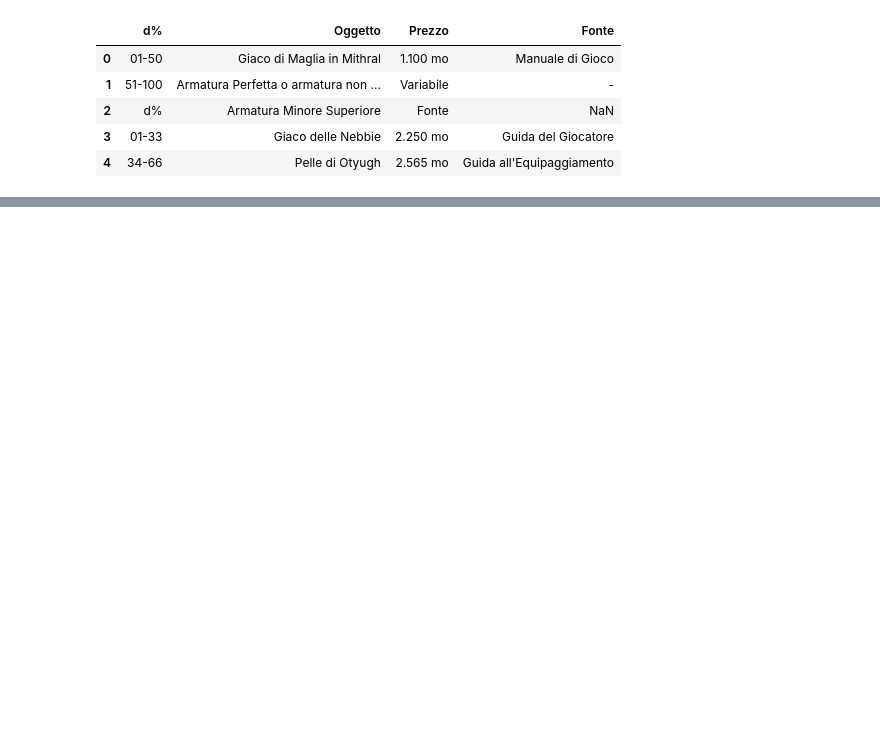
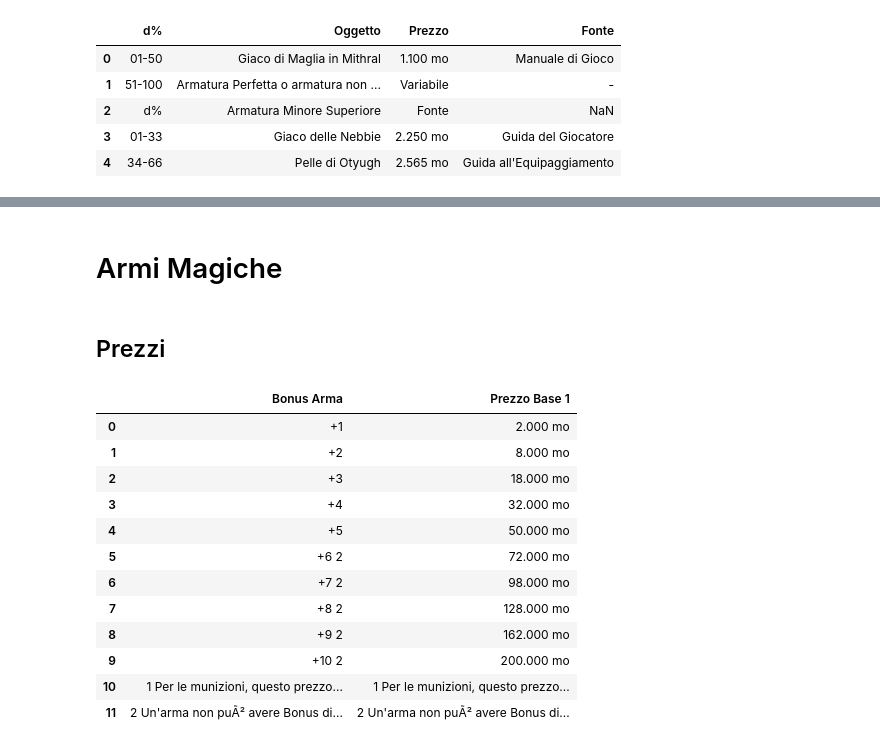
Before and after one commit to mattiafalco/Pathfinder---Magic-Item-Generator, a Jupyter notebook: Cleaning.ipynb, the cells around one changed output, grey strips where cells are left out. Saved outputs shown, nothing was run; the diff lists cells and outputs as text; code cells hidden in the pictures; blank space fills up the shorter version.

```diff
--- a/Cleaning.ipynb
+++ b/Cleaning.ipynb
@@ -447,0 +483,21 @@ save_data(armature_sp_df, 'Armature', names)
+# %% [markdown]
+# Armi Magiche
+# %% [markdown]
+## Prezzi
+# %%
+prezzi_df = pd.read_csv('data/Armi Magiche_1.csv')
+prezzi_df
+# %% [output]
+|  | Bonus Arma | Prezzo Base 1 |
+| 0 | +1 | 2.000 mo |
+| 1 | +2 | 8.000 mo |
+| 2 | +3 | 18.000 mo |
+| 3 | +4 | 32.000 mo |
+| 4 | +5 | 50.000 mo |
+| 5 | +6 2 | 72.000 mo |
+| 6 | +7 2 | 98.000 mo |
+| 7 | +8 2 | 128.000 mo |
+| 8 | +9 2 | 162.000 mo |
+| 9 | +10 2 | 200.000 mo |
+| 10 | 1 Per le munizioni, questo prezzo... | 1 Per le munizioni, questo prezzo... |
+| 11 | 2 Un'arma non puÃ² avere Bonus di... | 2 Un'arma non puÃ² avere Bonus di... |
```
Also changed, not shown: parts of 34 cells of this notebook, 18 other files.
